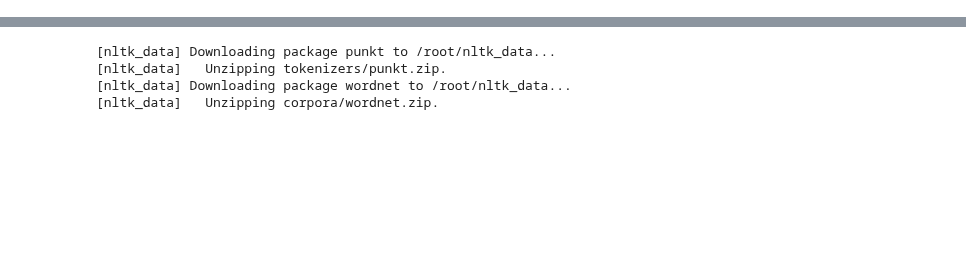
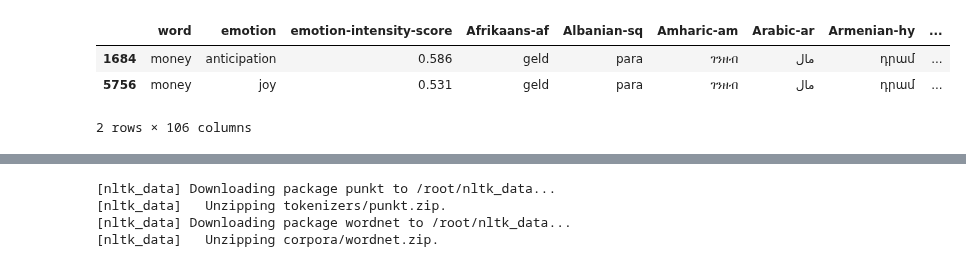
Before and after one commit to Gail529/Recommendation-system, a Jupyter notebook: nrc_song.ipynb, the cells around one changed output, grey strips where cells are left out. Cells and saved outputs as stored; diff of their text form; code cells hidden in the pictures; blank space fills up the shorter version.

```diff
--- a/nrc_song.ipynb
+++ b/nrc_song.ipynb
@@ -11,5 +46,11 @@ emo.head(50)
 # %%
 emo_word=emo.loc[(emo['word'] == 'money') & (emo['emotion-intensity-score'] >= 0.5 )]
+emo_word
+# %% [output]
+|  | word | emotion | emotion-intensity-score | Afrikaans-af | Albanian-sq | Amharic-am | Arabic-ar | Armenian-hy | ... |
+| 1684 | money | anticipation | 0.586 | geld | para | ገንዘብ | مال | դրամ | ... |
+| 5756 | money | joy | 0.531 | geld | para | ገንዘብ | مال | դրամ | ... |
+2 rows × 106 columns
 # %%
 songs=pd.read_csv('/content/rock_songs.csv')
 songs.shape
```
Also changed, not shown: parts of 8 cells of this notebook.
